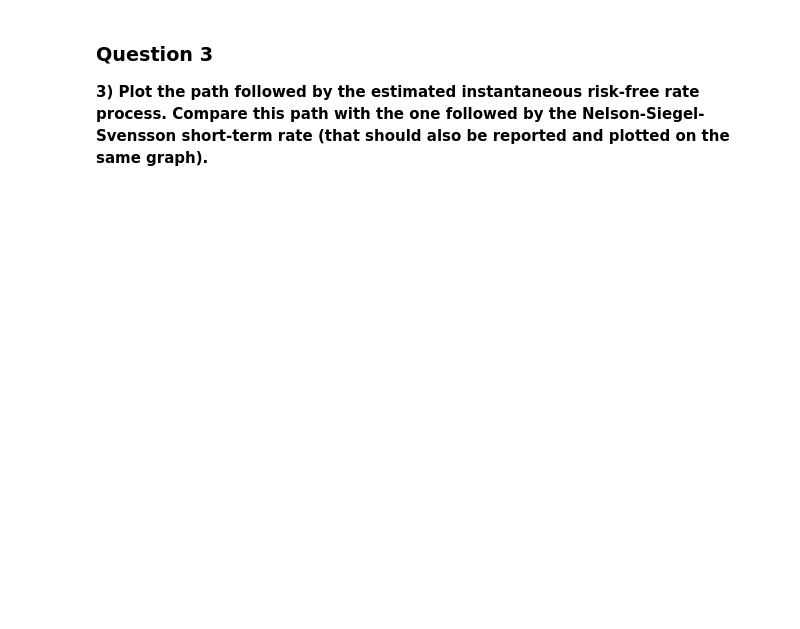
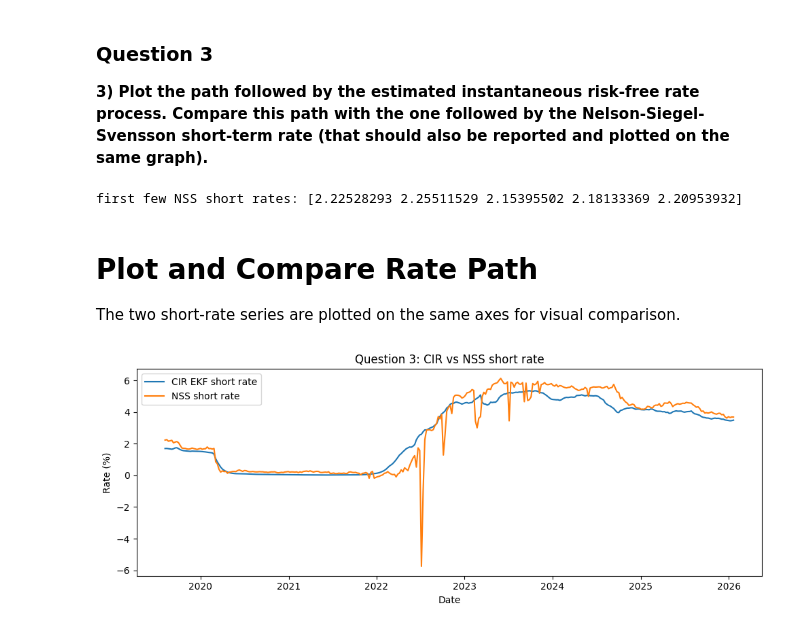
Before and after one commit to navid-nb/Fixed_Income_A1, a Jupyter notebook: Assignment_1.ipynb, the cells around one changed output. Saved outputs shown, nothing was run; the diff lists cells and outputs as text; code cells hidden in the pictures; blank space fills up the shorter version.

```diff
--- a/Assignment_1.ipynb
+++ b/Assignment_1.ipynb
@@ -325,6 +426,29 @@ from src.fi_pricing import CIRModel
 ### Question 3
 **3) Plot the path followed by the estimated instantaneous risk-free rate process. Compare this path with the one followed by the Nelson-Siegel-Svensson short-term rate (that should also be reported and plotted on the same graph).**
 # %%
-# Compare rate paths
-# TODO: Add your comparison code here
+# compute NSS short rate for each date
+from part2.analysis import nss_instantaneous_short_rate_percent
+nss_sr = nss_instantaneous_short_rate_percent(solver.nss.df)
+
+# dates align with solver.weekly.dates
+dates = solver.weekly.dates
+print("first few NSS short rates:", nss_sr[:5])
+# %% [output]
+first few NSS short rates: [2.22528293 2.25511529 2.15395502 2.18133369 2.20953932]
+# %% [markdown]
+# Plot and Compare Rate Path
+
+The two short‑rate series are plotted on the same axes for visual comparison.
+# %%
+plt.figure(figsize=(10, 4))
+plt.plot(dates, cir_path* 100, label="CIR EKF short rate")
+plt.plot(dates, nss_sr, label="NSS short rate")
+plt.legend()
+plt.xlabel("Date")
+plt.ylabel("Rate (%)")
+plt.title("Question 3: CIR vs NSS short rate")
+plt.tight_layout()
+plt.show()
+# %% [output]
+[figure, added]
 # %% [markdown]
```
Also changed, not shown: parts of 13 cells of this notebook, 4 other files.
